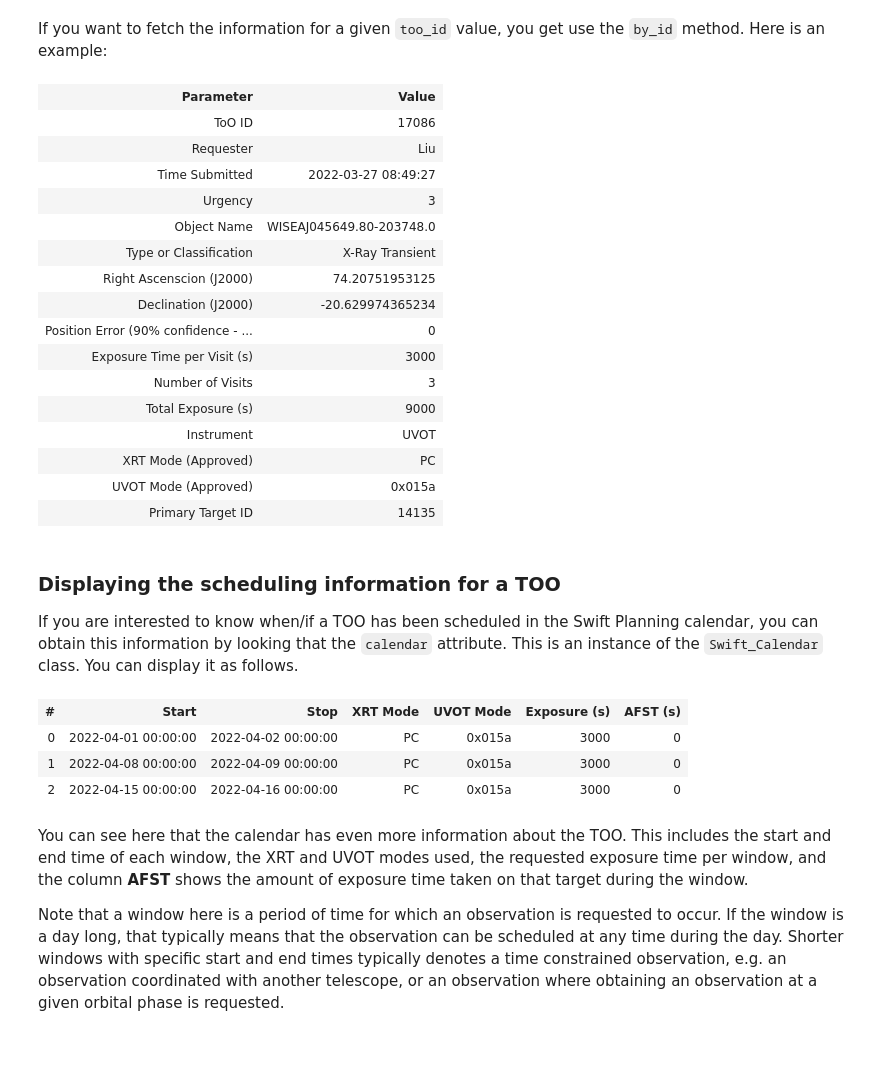
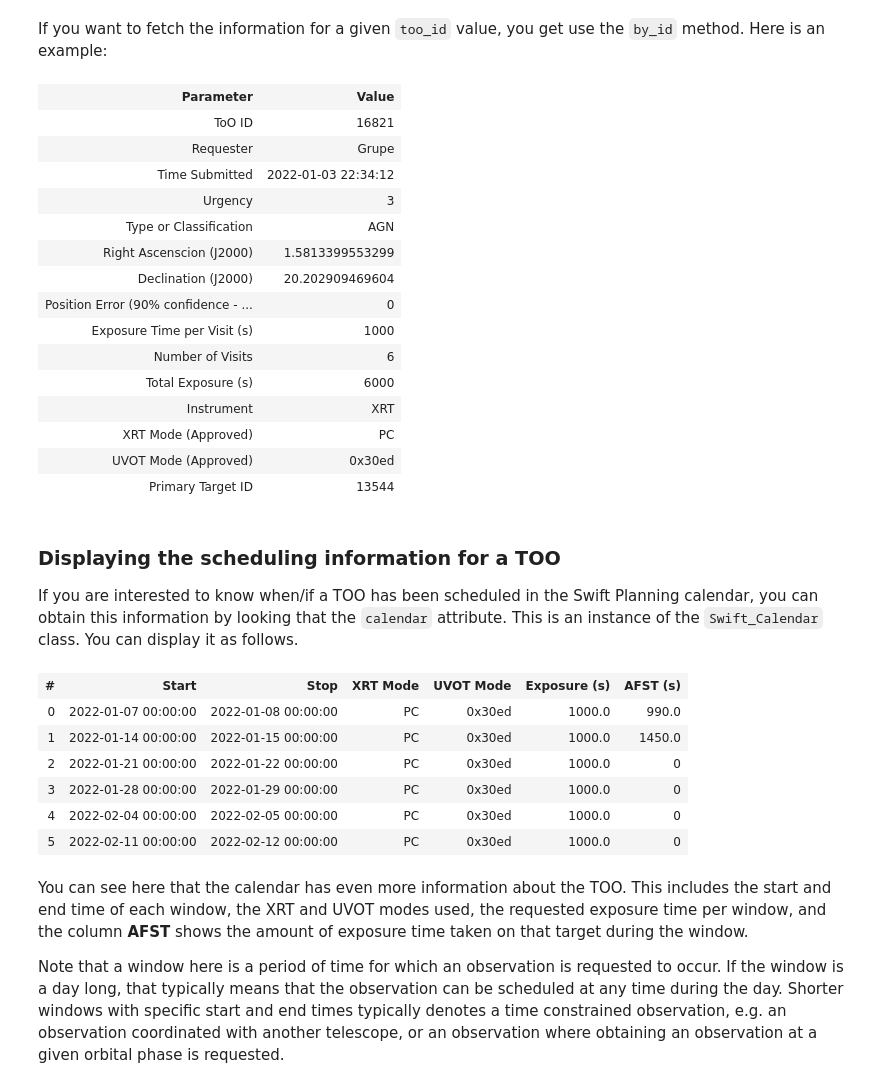
Before and after one commit to Swift-SOT/swifttools, a Jupyter notebook: examples/Swift TOO Requests Example Notebook.ipynb, the cells around one changed output. Cells and saved outputs as stored; diff of their text form; code cells hidden in the pictures; blank space fills up the shorter version.

```diff
--- a/examples/Swift TOO Requests Example Notebook.ipynb
+++ b/examples/Swift TOO Requests Example Notebook.ipynb
@@ -23,7 +23,7 @@ from swifttools.swift_too import TOORequests
 
 In this example we request information on the last 20 TOO requests approved for observation by Swift. No username or shared_secret needs to be submitted for this request, however if you do submit them the result will be no different.
 # %%
-toos = TOORequests(limit=20)
+toos = TOORequests(begin='2022-01-01',length=10)
 # %%
 if toos.submit():
     print("Success!")
@@ -77,36 +76,38 @@ toos[1]
 # %% [markdown]
 If you want to fetch the information for a given `too_id` value, you get use the `by_id` method. Here is an example:
 # %%
-toos.by_id(17086)
+toos.by_id(16821)
 # %% [output]
 | Parameter | Value |
-| ToO ID | 17086 |
-| Requester | Liu |
-| Time Submitted | 2022-03-27 08:49:27 |
+| ToO ID | 16821 |
+| Requester | Grupe |
+| Time Submitted | 2022-01-03 22:34:12 |
 | Urgency | 3 |
-| Object Name | WISEAJ045649.80-203748.0 |
-| Type or Classification | X-Ray Transient |
-| Right Ascenscion (J2000) | 74.20751953125 |
-| Declination (J2000) | -20.629974365234 |
+| Type or Classification | AGN |
+| Right Ascenscion (J2000) | 1.5813399553299 |
+| Declination (J2000) | 20.202909469604 |
 | Position Error (90% confidence - ... | 0 |
-| Exposure Time per Visit (s) | 3000 |
-| Number of Visits | 3 |
-| Total Exposure (s) | 9000 |
-| Instrument | UVOT |
+| Exposure Time per Visit (s) | 1000 |
+| Number of Visits | 6 |
+| Total Exposure (s) | 6000 |
+| Instrument | XRT |
 | XRT Mode (Approved) | PC |
-| UVOT Mode (Approved) | 0x015a |
-| Primary Target ID | 14135 |
+| UVOT Mode (Approved) | 0x30ed |
+| Primary Target ID | 13544 |
 # %% [markdown]
 ### Displaying the scheduling information for a TOO
 
 If you are interested to know when/if a TOO has been scheduled in the Swift Planning calendar, you can obtain this information by looking that the `calendar` attribute. This is an instance of the `Swift_Calendar` class. You can display it as follows.
 # %%
-toos.by_id(17086).calendar
+toos.by_id(16821).calendar
 # %% [output]
 | # | Start | Stop | XRT Mode | UVOT Mode | Exposure (s) | AFST (s) |
-| 0 | 2022-04-01 00:00:00 | 2022-04-02 00:00:00 | PC | 0x015a | 3000 | 0 |
-| 1 | 2022-04-08 00:00:00 | 2022-04-09 00:00:00 | PC | 0x015a | 3000 | 0 |
-| 2 | 2022-04-15 00:00:00 | 2022-04-16 00:00:00 | PC | 0x015a | 3000 | 0 |
+| 0 | 2022-01-07 00:00:00 | 2022-01-08 00:00:00 | PC | 0x30ed | 1000.0 | 990.0 |
+| 1 | 2022-01-14 00:00:00 | 2022-01-15 00:00:00 | PC | 0x30ed | 1000.0 | 1450.0 |
+| 2 | 2022-01-21 00:00:00 | 2022-01-22 00:00:00 | PC | 0x30ed | 1000.0 | 0 |
+| 3 | 2022-01-28 00:00:00 | 2022-01-29 00:00:00 | PC | 0x30ed | 1000.0 | 0 |
+| 4 | 2022-02-04 00:00:00 | 2022-02-05 00:00:00 | PC | 0x30ed | 1000.0 | 0 |
+| 5 | 2022-02-11 00:00:00 | 2022-02-12 00:00:00 | PC | 0x30ed | 1000.0 | 0 |
 # %% [markdown]
 You can see here that the calendar has even more information about the TOO. This includes the start and end time of each window, the XRT and UVOT modes used, the requested exposure time per window, and the column **AFST** shows the amount of exposure time taken on that target during the window.
 
```
Also changed, not shown: parts of 6 cells of this notebook, 35 other files.
